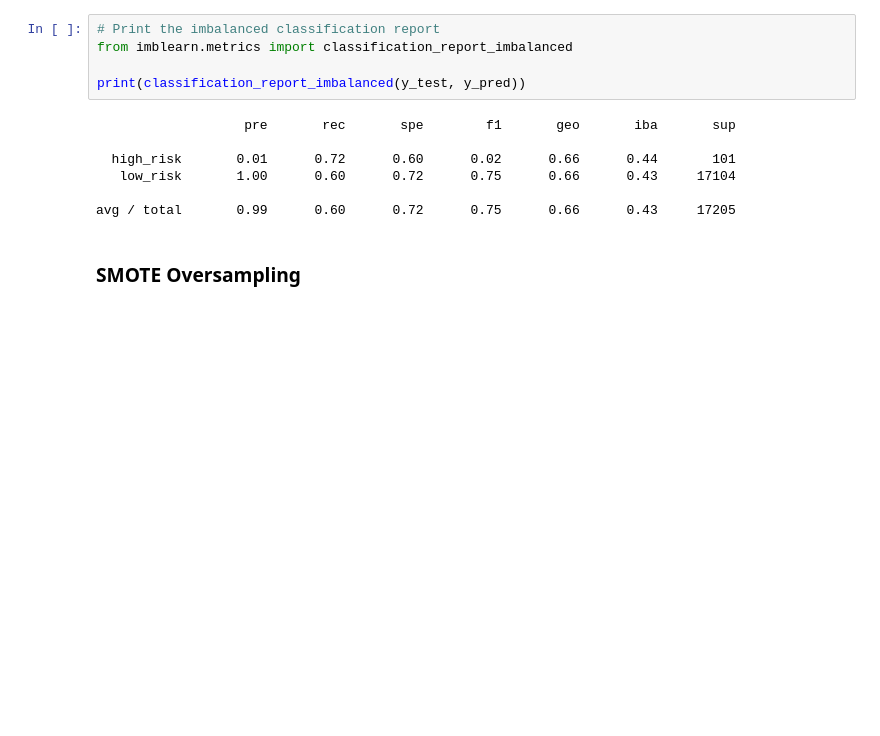
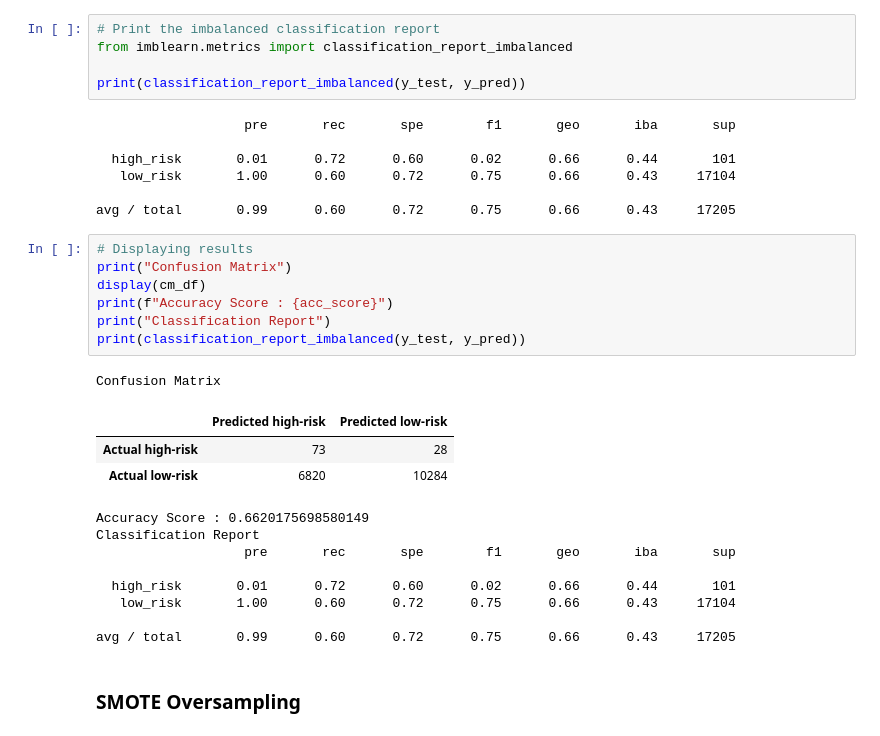
Before and after one commit to ChristineKitchens/Credit_Risk_Analysis, a Jupyter notebook: credit_risk_resampling.ipynb, the cells around one changed output. Cells and saved outputs as stored; diff of their text form; blank space fills up the shorter version.

Commit message:
Updating resampling notebook with full printed summaries.

```diff
--- a/credit_risk_resampling.ipynb
+++ b/credit_risk_resampling.ipynb
@@ -181,6 +191,26 @@ print(classification_report_imbalanced(y_test, y_pred))
    low_risk       1.00      0.60      0.72      0.75      0.66      0.43     17104
 
 avg / total       0.99      0.60      0.72      0.75      0.66      0.43     17205
+# %%
+# Displaying results
+print("Confusion Matrix")
+display(cm_df)
+print(f"Accuracy Score : {acc_score}")
+print("Classification Report")
+print(classification_report_imbalanced(y_test, y_pred))
+# %% [output]
+Confusion Matrix
+|  | Predicted high-risk | Predicted low-risk |
+| Actual high-risk | 73 | 28 |
+| Actual low-risk | 6820 | 10284 |
+Accuracy Score : 0.6620175698580149
+Classification Report
+                   pre       rec       spe        f1       geo       iba       sup
+
+  high_risk       0.01      0.72      0.60      0.02      0.66      0.44       101
+   low_risk       1.00      0.60      0.72      0.75      0.66      0.43     17104
+
+avg / total       0.99      0.60      0.72      0.75      0.66      0.43     17205
 # %% [markdown]
 ### SMOTE Oversampling
 # %%
```
Also changed, not shown: parts of 17 cells of this notebook, 4 other files.
